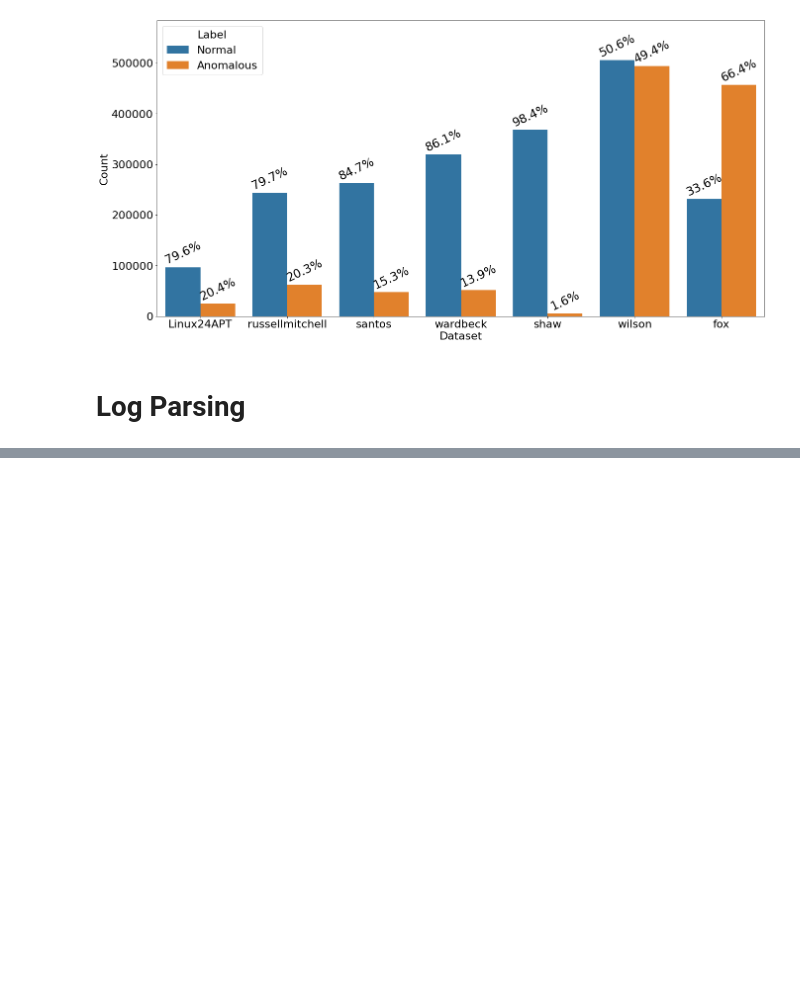
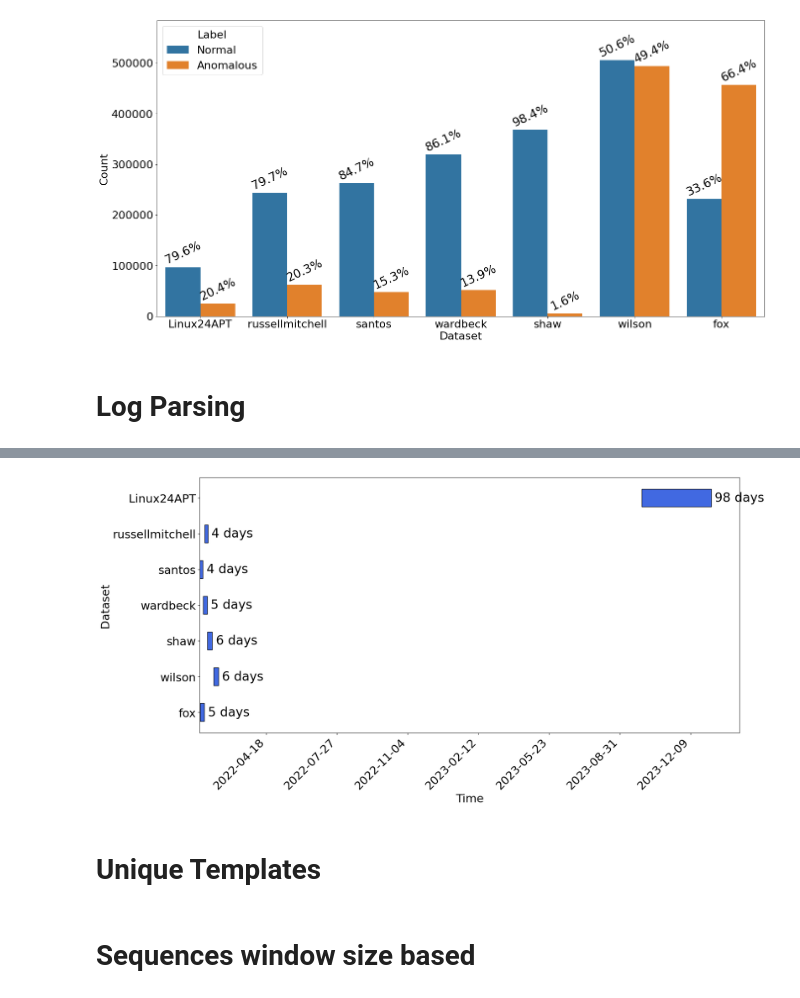
Before and after one commit to AhmedCoolProjects/Log-based-Anomaly-Detection-in-APTs, a Jupyter notebook: dataset.ipynb, the cells around one changed output, grey strips where cells are left out. Cells and saved outputs as stored; diff of their text form; code cells hidden in the pictures; blank space fills up the shorter version.

```diff
--- a/dataset.ipynb
+++ b/dataset.ipynb
@@ -116,0 +145,3 @@ plt.show()
+# %%
+for name, p in tqdm(PATHS.items(), desc="Parsing logs"):
+    parse(p)
@@ -116,0 +150,11 @@ plt.show()
+# %%
+time_ranges = {}
+for name, df in data.items():
+    # Ensure the timestamp column is in datetime format
+    df['timestamp'] = pd.to_datetime(df['timestamp'])
+    min_time = df['timestamp'].min()
+    max_time = df['timestamp'].max()
+    time_ranges[name] = (min_time, max_time)
+
+for name, (start, end) in time_ranges.items():
+    print(f"{name}: Start - {start}, End - {end}")
@@ -116,0 +169,49 @@ plt.show()
+# %%
+datasets = list(time_ranges.keys())
+start_times = [r[0] for r in time_ranges.values()]
+end_times = [r[1] for r in time_ranges.values()]
+durations = [end - start for start, end in zip(start_times, end_times)]
+# %%
+plt.style.use('default')
+fig, ax = plt.subplots(figsize=(18, 9))
+
+# Plot the horizontal bars
+ax.barh(list(time_ranges.keys()), durations, left=start_times, height=0.5,
+        edgecolor="black", color="royalblue")
+
+# Format the x-axis to display dates clearly
+ax.xaxis_date()
+ax.xaxis.set_major_formatter(mdates.DateFormatter('%Y-%m-%d'))
+fig.autofmt_xdate(rotation=45)
+
+# --- Add day counts to the right of each bar ---
+for i, duration in enumerate(durations):
+    # Get the total number of days from the timedelta object
+    days = duration.days
+
+    text_position = end_times[i] + pd.Timedelta(days=5)
+
+    ax.text(text_position, i, f'{days} days',
+            va='center',        # Vertically align in the middle of the bar
+            ha='left',     # Bold text for emphasis
+            # Horizontally align text to the LEFT
+            color='black',
+            fontsize=_FONT_SIZE)        # Set fontsize for the day count text
+
+max_date = max(end_times)
+ax.set_xlim(left=ax.get_xlim()[0], right=max_date + pd.Timedelta(days=40)) # Increased padding for larger font
+
+plt.xlabel('Time', fontsize=_FS)
+plt.ylabel('Dataset', fontsize=_FS)
+
+ax.tick_params(axis='both', which='major', labelsize=_FS)
+
+plt.gca().invert_yaxis()
+plt.tight_layout()
+plt.show()
+# %% [output]
+[figure, added]
+# %% [markdown]
+# Unique Templates
+# %% [markdown]
+# Sequences window size based
```
Also changed, not shown: parts of 8 cells of this notebook, 1 other file.
